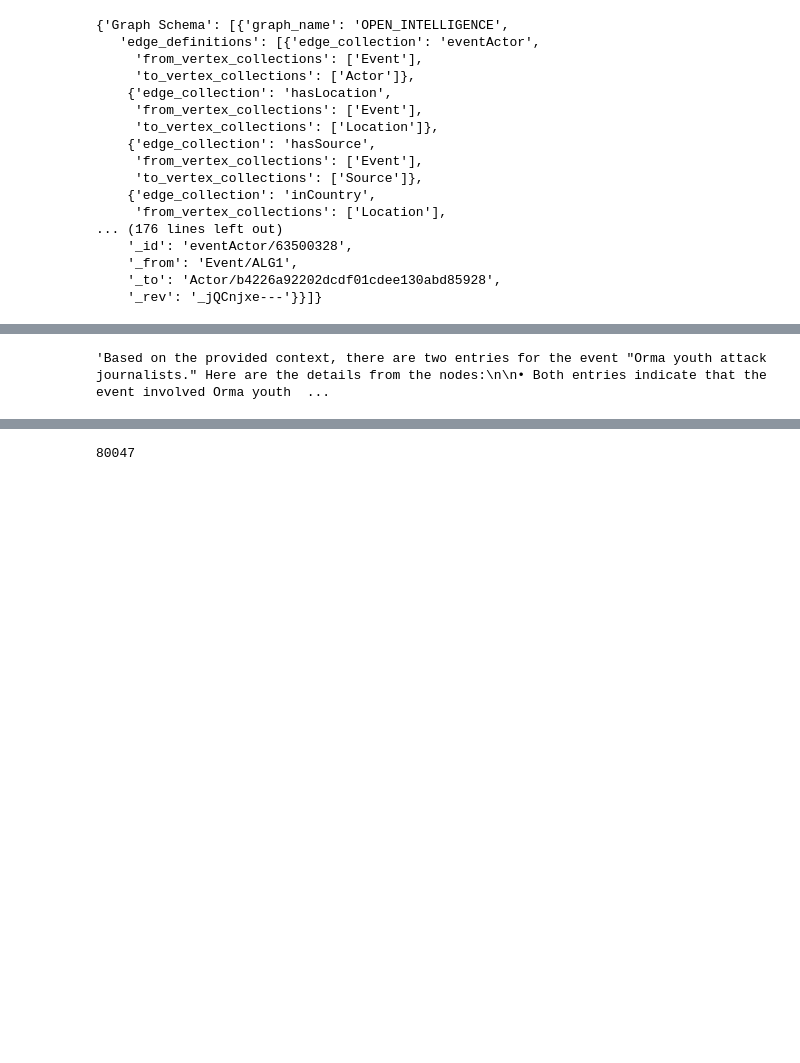
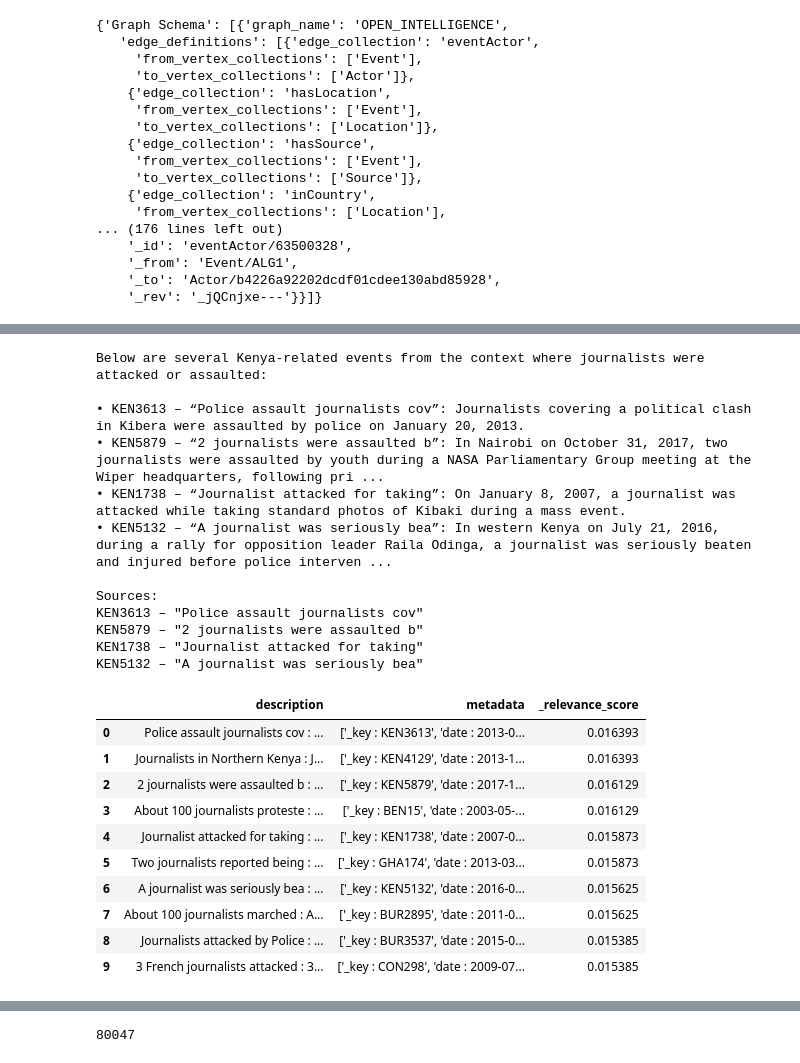
Before and after one commit to wangjing0/graph_agent, a Jupyter notebook: arangodb.ipynb, the cells around one changed output, grey strips where cells are left out. Saved outputs shown, nothing was run; the diff lists cells and outputs as text; code cells hidden in the pictures; blank space fills up the shorter version.

```diff
--- a/arangodb.ipynb
+++ b/arangodb.ipynb
@@ -207,0 +39,5 @@ graph_agent.query_graph("tell me more about the event 'The Battle of the Bulge'?
+# %%
+# index the vector db
+#graph_agent.create_vector_db()
+# load from persisted vector db
+graph_agent.load_vector_db()
@@ -208,7 +93,32 @@ graph_agent.query_graph("tell me more about the event 'The Battle of the Bulge'?
 # %%
-graph_agent.vector_qa("tell me more about the event 'Orma youth attack journalists'? use vector search")
+response, retrieved_nodes = graph_agent.vector_qa("tell me more about journalists being attacked in Kenya? use vector search")
-# %% [output]
-'Based on the provided context, there are two entries for the event "Orma youth attack journalists." Here are the details from the nodes:\n\n• Both entries indicate that the event involved Orma youth  ...
+# %%
+print(response)
+display(retrieved_nodes)
+# %% [output]
+Below are several Kenya‐related events from the context where journalists were attacked or assaulted:
+
+• KEN3613 – “Police assault journalists cov”: Journalists covering a political clash in Kibera were assaulted by police on January 20, 2013.
+• KEN5879 – “2 journalists were assaulted b”: In Nairobi on October 31, 2017, two journalists were assaulted by youth during a NASA Parliamentary Group meeting at the Wiper headquarters, following pri ...
+• KEN1738 – “Journalist attacked for taking”: On January 8, 2007, a journalist was attacked while taking standard photos of Kibaki during a mass event.
+• KEN5132 – “A journalist was seriously bea”: In western Kenya on July 21, 2016, during a rally for opposition leader Raila Odinga, a journalist was seriously beaten and injured before police interven ...
+
+Sources:
+KEN3613 – "Police assault journalists cov"
+KEN5879 – "2 journalists were assaulted b"
+KEN1738 – "Journalist attacked for taking"
+KEN5132 – "A journalist was seriously bea"
+|  | description | metadata | _relevance_score |
+| 0 | Police assault journalists cov : ... | ['_key : KEN3613', 'date : 2013-0... | 0.016393 |
+| 1 | Journalists in Northern Kenya : J... | ['_key : KEN4129', 'date : 2013-1... | 0.016393 |
+| 2 | 2 journalists were assaulted b : ... | ['_key : KEN5879', 'date : 2017-1... | 0.016129 |
+| 3 | About 100 journalists proteste : ... | ['_key : BEN15', 'date : 2003-05-... | 0.016129 |
+| 4 | Journalist attacked for taking : ... | ['_key : KEN1738', 'date : 2007-0... | 0.015873 |
+| 5 | Two journalists reported being : ... | ['_key : GHA174', 'date : 2013-03... | 0.015873 |
+| 6 | A journalist was seriously bea : ... | ['_key : KEN5132', 'date : 2016-0... | 0.015625 |
+| 7 | About 100 journalists marched : A... | ['_key : BUR2895', 'date : 2011-0... | 0.015625 |
+| 8 | Journalists attacked by Police : ... | ['_key : BUR3537', 'date : 2015-0... | 0.015385 |
+| 9 | 3 French journalists attacked : 3... | ['_key : CON298', 'date : 2009-07... | 0.015385 |
 # %%
 graph_agent.query_graph("how many nodes are connected to the event named  'A man from Mugendo hill of Muh'? use vector search and networkx code")
 # %% [output]
```
Also changed, not shown: parts of 15 cells of this notebook, 1 other file.
